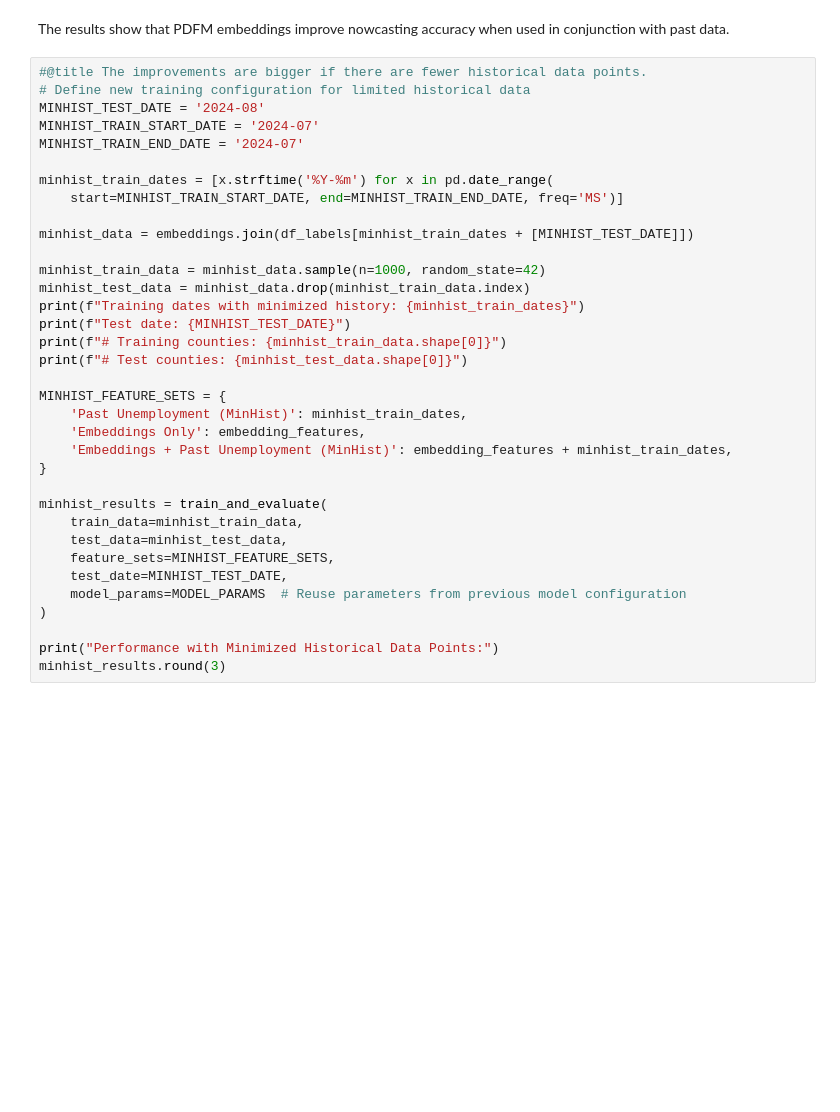
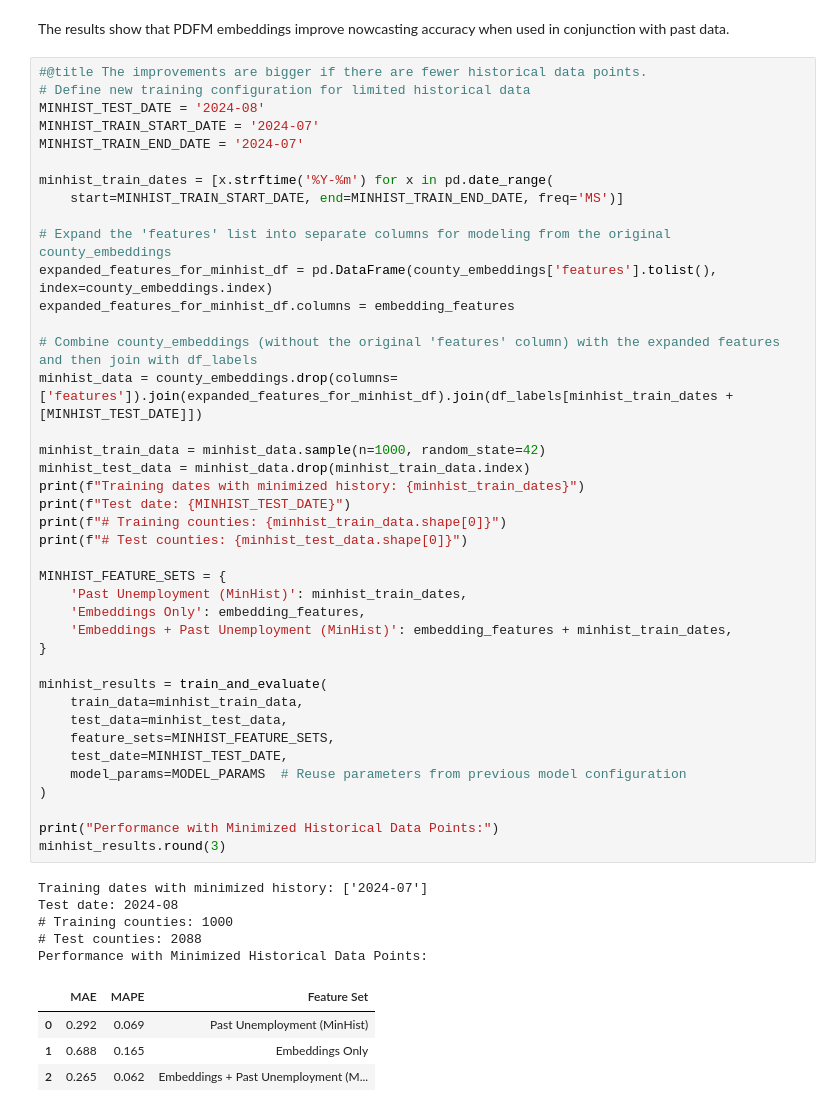
Before and after one commit to google-research/population-dynamics, a Jupyter notebook: notebooks/pdfm_nowcasting.ipynb, the cells around one changed output. Saved outputs shown, nothing was run; the diff lists cells and outputs as text; blank space fills up the shorter version.

```diff
--- a/notebooks/pdfm_nowcasting.ipynb
+++ b/notebooks/pdfm_nowcasting.ipynb
@@ -204,31 +263,46 @@ MINHIST_TEST_DATE = '2024-08'
 MINHIST_TRAIN_START_DATE = '2024-07'
 MINHIST_TRAIN_END_DATE = '2024-07'
 
 minhist_train_dates = [x.strftime('%Y-%m') for x in pd.date_range(
     start=MINHIST_TRAIN_START_DATE, end=MINHIST_TRAIN_END_DATE, freq='MS')]
 
-minhist_data = embeddings.join(df_labels[minhist_train_dates + [MINHIST_TEST_DATE]])
+# Expand the 'features' list into separate columns for modeling from the original county_embeddings
+expanded_features_for_minhist_df = pd.DataFrame(county_embeddings['features'].tolist(), index=county_embeddings.index)
+expanded_features_for_minhist_df.columns = embedding_features
+
+# Combine county_embeddings (without the original 'features' column) with the expanded features and then join with df_labels
+minhist_data = county_embeddings.drop(columns=['features']).join(expanded_features_for_minhist_df).join(df_labels[minhist_train_dates + [MINHIST_TEST_DATE]])
 
 minhist_train_data = minhist_data.sample(n=1000, random_state=42)
 minhist_test_data = minhist_data.drop(minhist_train_data.index)
 print(f"Training dates with minimized history: {minhist_train_dates}")
 print(f"Test date: {MINHIST_TEST_DATE}")
 print(f"# Training counties: {minhist_train_data.shape[0]}")
 print(f"# Test counties: {minhist_test_data.shape[0]}")
 
 MINHIST_FEATURE_SETS = {
     'Past Unemployment (MinHist)': minhist_train_dates,
     'Embeddings Only': embedding_features,
     'Embeddings + Past Unemployment (MinHist)': embedding_features + minhist_train_dates,
 }
 
 minhist_results = train_and_evaluate(
     train_data=minhist_train_data,
     test_data=minhist_test_data,
     feature_sets=MINHIST_FEATURE_SETS,
     test_date=MINHIST_TEST_DATE,
     model_params=MODEL_PARAMS  # Reuse parameters from previous model configuration
 )
 
 print("Performance with Minimized Historical Data Points:")
 minhist_results.round(3)
+# %% [output]
+Training dates with minimized history: ['2024-07']
+Test date: 2024-08
+# Training counties: 1000
+# Test counties: 2088
+Performance with Minimized Historical Data Points:
+|  | MAE | MAPE | Feature Set |
+| 0 | 0.292 | 0.069 | Past Unemployment (MinHist) |
+| 1 | 0.688 | 0.165 | Embeddings Only |
+| 2 | 0.265 | 0.062 | Embeddings + Past Unemployment (M... |
```
Also changed, not shown: parts of 15 cells of this notebook.
